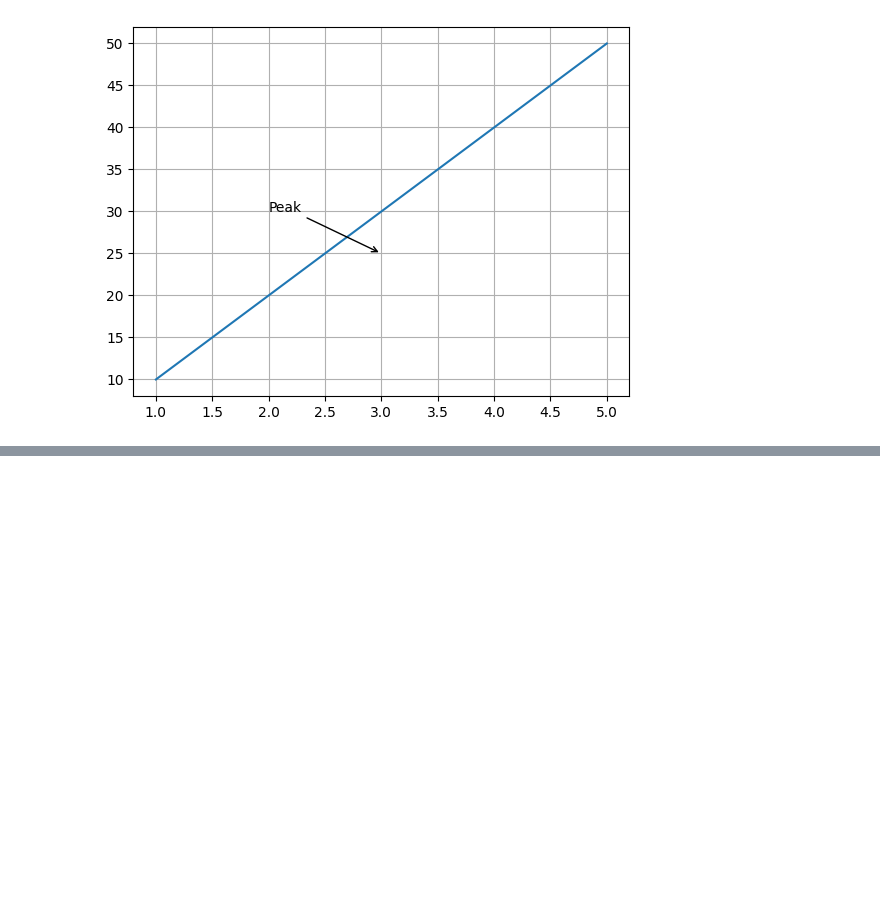
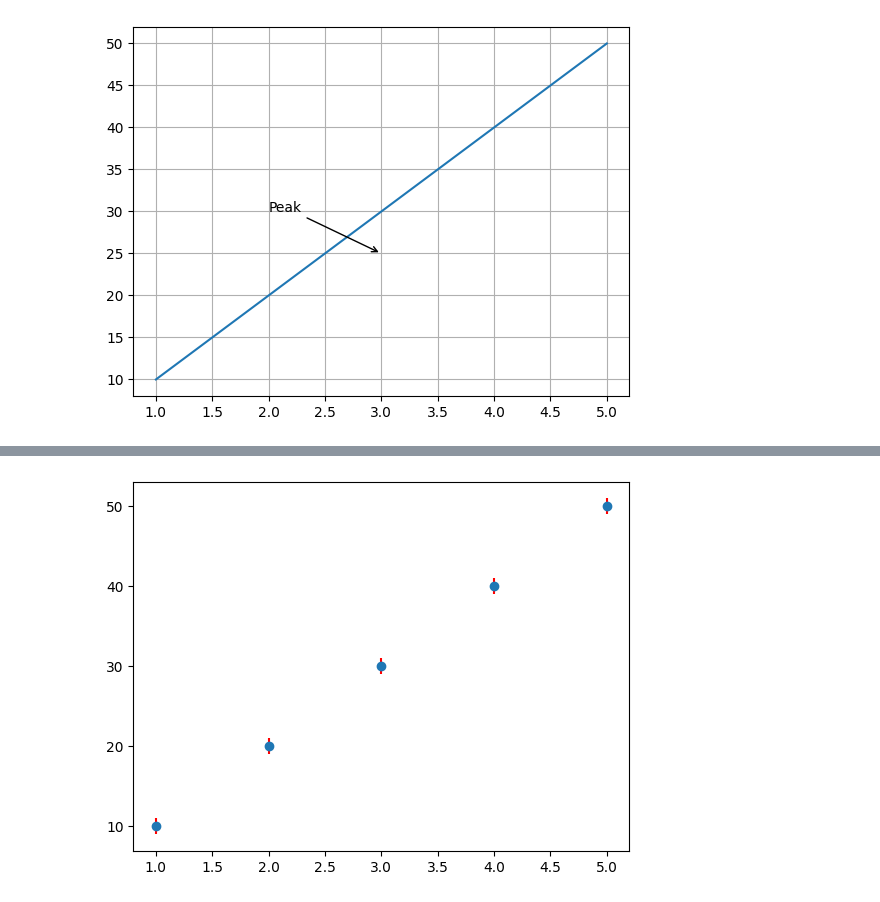
Before and after one commit to imaakanksha/NumPy, a Jupyter notebook: matplotlib.ipynb, the cells around one changed output, grey strips where cells are left out. Saved outputs shown, nothing was run; the diff lists cells and outputs as text; code cells hidden in the pictures; blank space fills up the shorter version.

```diff
--- a/matplotlib.ipynb
+++ b/matplotlib.ipynb
@@ -81,0 +97,7 @@ plt.show()
+# %%
+#Error Bars
+errors=[1]
+plt.errorbar(x,y,yerr=errors,fmt='o', ecolor='red')
+plt.show()
+# %% [output]
+[figure, added]
```
Also changed, not shown: parts of 7 cells of this notebook.
